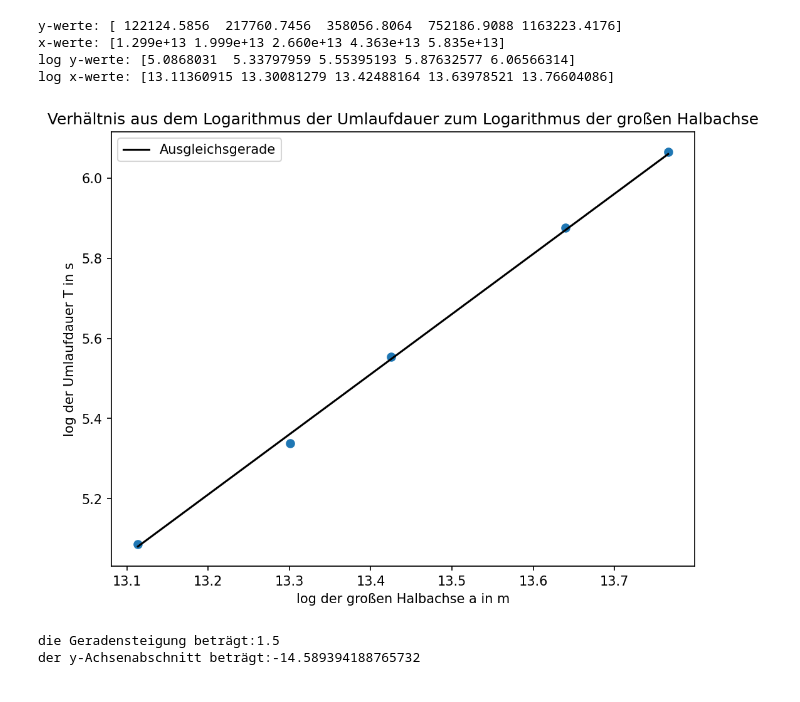
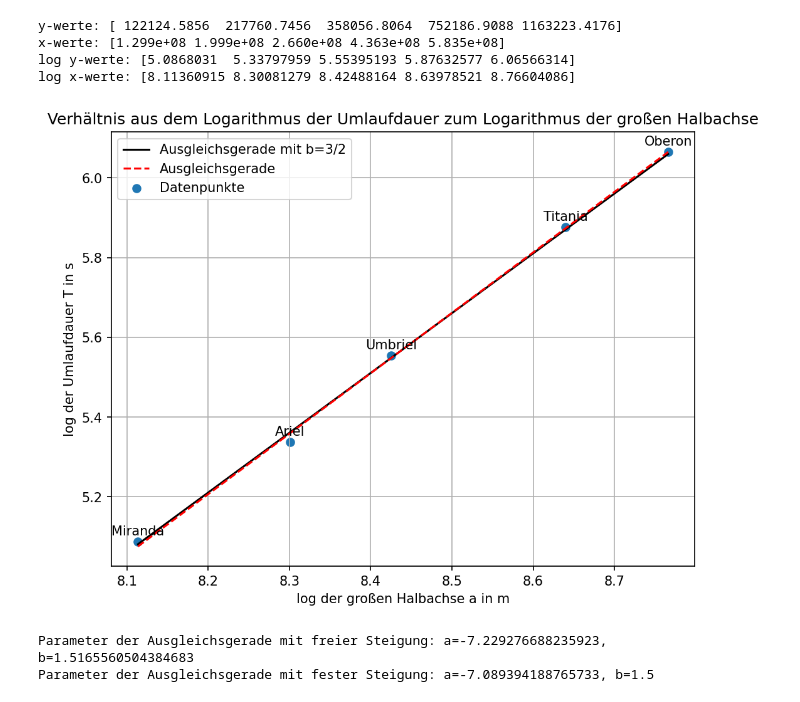
Before and after one commit to TheLlamamarketer/Astronomy, a Jupyter notebook: Ü3/log_a-log_t-Diagramm.ipynb, the cells around one changed output. Drawn from its saved outputs; the diff is of its cells as text; code cells hidden in the pictures.

```diff
--- a/Ü3/log_a-log_t-Diagramm.ipynb
+++ b/Ü3/log_a-log_t-Diagramm.ipynb
@@ -5,15 +5,13 @@ from scipy.optimize import curve_fit
 
 x = [1.2990e5, 1.9990e5, 2.6600e5, 4.3630e5, 5.8350e5]  # große Halbachse in Meter
 y = [1.413479, 2.520379, 4.144176, 8.705867, 13.463234]  # Umlaufdauer in Tagen
-
-
-
+namen = ['Miranda', 'Ariel', 'Umbriel', 'Titania', 'Oberon']
 
 #ywerte,xwerte = np.loadtxt('Astro3.1.txt', delimiter=',').T             #Werte laden
 xwerte = np.array(x)
 ywerte = np.array(y)
 
-xwerte=xwerte*10**8                                                    #Werte in Grundeinheiten umrechnen
+xwerte=xwerte*10**3                                                   #Werte in Grundeinheiten umrechnen
 ywerte=ywerte*24*3600
 
 print("y-werte:",ywerte)                                               #Ausgabe der Werte vor dem Logarithmieren
@@ -22,42 +20,51 @@ print("x-werte:",xwerte)
 ywerte=np.log10(ywerte)                                                #Werte logarithmieren
 xwerte=np.log10(xwerte)
 
 print("log y-werte:",ywerte)                                           #Ausgabe der logarithmierten Werte
 print("log x-werte:",xwerte)
 
 
 
 #Erstellen der Ausgleichsgerade
 
-def model_f(x,a):                                                   #Funktion der Ausgleichsgerade
-    return a+b*x
+def model_f(x, a):                                                   #Funktion der Ausgleichsgerade
+    return a + b * x
+
+def model2_f(x, a, b):                                                   #Funktion der Ausgleichsgerade
+    return a + b * x
 
 b = 3/2                                                             #Steigung muss 3/2 betragen
 
 popt, _=curve_fit(model_f,xwerte,ywerte)                            #Finden der optimalen Ausgleichsgerade durch die Punkte
 a = popt[0]
 
+popt2, _=curve_fit(model2_f,xwerte,ywerte)                            #Finden der optimalen Ausgleichsgerade durch die Punkte
+a2, b2 = popt2
+
 xkoords=np.linspace(xwerte[0],xwerte[-1],100)
 
 plt.figure(figsize=(8,6), dpi=150)                                                  #Erstellen der Grafik
 
 
-plt.plot(xkoords, a + (b*xkoords), color="black", label="Ausgleichsgerade") #Zeichnen der Ausgleichsgerade mit Steigung 3/2 und y-Achsenabschnitt a
-plt.scatter(xwerte,ywerte, marker='o')                                                  #Werte einzeichnen, Achsen und Grafik beschriften
+plt.plot(xkoords, a + (b*xkoords), color="black", label="Ausgleichsgerade mit b=3/2") #Zeichnen der Ausgleichsgerade mit Steigung 3/2 und y-Achsenabschnitt a
+plt.plot(xkoords, a2 + (b2*xkoords), color="red", linestyle="dashed", label="Ausgleichsgerade") #Zeichnen der optimalen Ausgleichsgerade mit Steigung b2 und y-Achsenabschnitt a2
+plt.scatter(xwerte, ywerte, label="Datenpunkte")          #Zeichnen der Datenpunkte
+for i, name in enumerate(namen):
+    plt.annotate(name, (xwerte[i], ywerte[i]), textcoords="offset points", xytext=(0,5), ha='center')  #Beschriften der Datenpunkte mit Namen der Monde
 plt.title("Verhältnis aus dem Logarithmus der Umlaufdauer zum Logarithmus der großen Halbachse")
 plt.xlabel("log der großen Halbachse a in m")
 plt.ylabel("log der Umlaufdauer T in s")
 plt.legend(loc="best")                                                   #Legende einfügen
+plt.grid()
 
 plt.show()                                                               #Plot zeigen
-
-print(f"die Geradensteigung beträgt:{b}")                                  #Werte der Ausgleichsgerade anzeigen
-print(f"der y-Achsenabschnitt beträgt:{a}")
+print(f"Parameter der Ausgleichsgerade mit freier Steigung: a={a2}, b={b2}")  #Werte der optimalen Ausgleichsgerade anzeigen
+print(f"Parameter der Ausgleichsgerade mit fester Steigung: a={a}, b={b} (der in der PDF)")  #Wert des y-Achsenabschnitts der Ausgleichsgerade mit fester Steigung anzeigen
 # %% [output]
 y-werte: [ 122124.5856  217760.7456  358056.8064  752186.9088 1163223.4176]
-x-werte: [1.299e+13 1.999e+13 2.660e+13 4.363e+13 5.835e+13]
+x-werte: [1.299e+08 1.999e+08 2.660e+08 4.363e+08 5.835e+08]
 log y-werte: [5.0868031  5.33797959 5.55395193 5.87632577 6.06566314]
-log x-werte: [13.11360915 13.30081279 13.42488164 13.63978521 13.76604086]
+log x-werte: [8.11360915 8.30081279 8.42488164 8.63978521 8.76604086]
-[figure, old version]
+[figure, new version]
-die Geradensteigung beträgt:1.5
-der y-Achsenabschnitt beträgt:-14.589394188765732
+Parameter der Ausgleichsgerade mit freier Steigung: a=-7.229276688235923, b=1.5165560504384683
+Parameter der Ausgleichsgerade mit fester Steigung: a=-7.089394188765733, b=1.5
```
